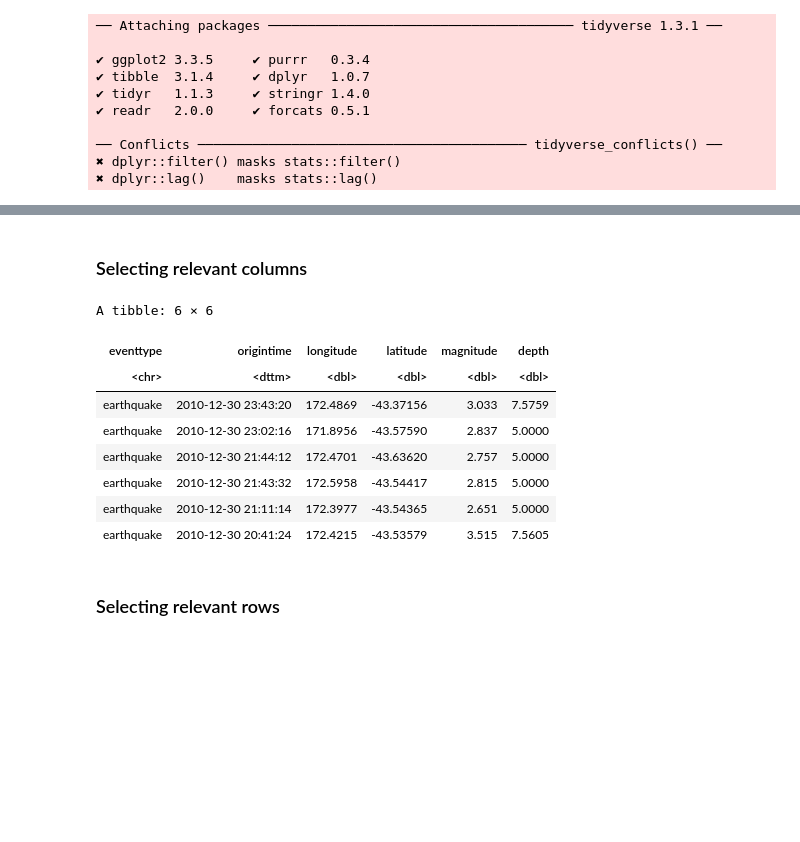
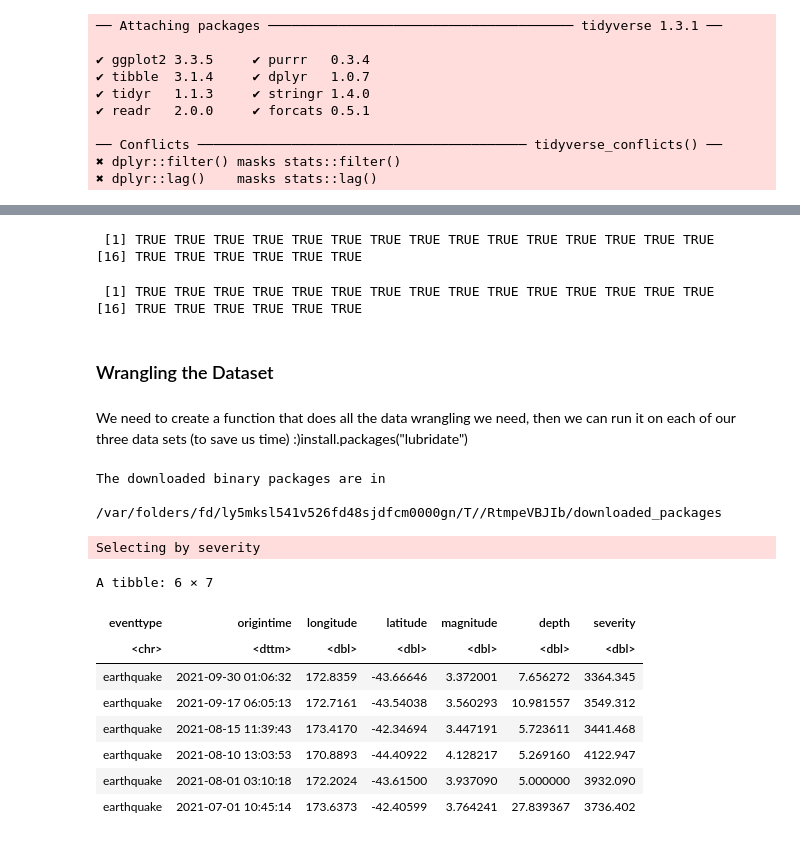
Before and after one commit to adaizh/datamac, a Jupyter notebook: EarthquakeNotebook.ipynb, the cells around one changed output, grey strips where cells are left out. Drawn from its saved outputs; the diff is of its cells as text; code cells hidden in the pictures; blank space fills up the shorter version.

```diff
--- a/EarthquakeNotebook.ipynb
+++ b/EarthquakeNotebook.ipynb
@@ -62,14 +86,10 @@ $ magnitudeuncertainty  <dbl> 0.202, 0.182, 0.188, 0.202, 0.200, 0.225, 0.000,
+# %%
+colnames(earthquake_df_2005_to_2010) == colnames(earthquake_df_2011_to_2015)
+colnames(earthquake_df_2016_to_2021) == colnames(earthquake_df_2016_to_2021)
+# %% [output]
+ [1] TRUE TRUE TRUE TRUE TRUE TRUE TRUE TRUE TRUE TRUE TRUE TRUE TRUE TRUE TRUE
+[16] TRUE TRUE TRUE TRUE TRUE TRUE
+ [1] TRUE TRUE TRUE TRUE TRUE TRUE TRUE TRUE TRUE TRUE TRUE TRUE TRUE TRUE TRUE
+[16] TRUE TRUE TRUE TRUE TRUE TRUE
 # %% [markdown]
-### Selecting relevant columns
+### Wrangling the Dataset
-# %%
-earthquake_df_2005_to_2010 %>% select(eventtype, origintime, longitude, latitude, magnitude, depth) %>% head()
-# %% [output]
-A tibble: 6 × 6
-| eventtype | origintime | longitude | latitude | magnitude | depth |
-| <chr> | <dttm> | <dbl> | <dbl> | <dbl> | <dbl> |
-| earthquake | 2010-12-30 23:43:20 | 172.4869 | -43.37156 | 3.033 | 7.5759 |
-| earthquake | 2010-12-30 23:02:16 | 171.8956 | -43.57590 | 2.837 | 5.0000 |
-| earthquake | 2010-12-30 21:44:12 | 172.4701 | -43.63620 | 2.757 | 5.0000 |
-| earthquake | 2010-12-30 21:43:32 | 172.5958 | -43.54417 | 2.815 | 5.0000 |
-| earthquake | 2010-12-30 21:11:14 | 172.3977 | -43.54365 | 2.651 | 5.0000 |
-| earthquake | 2010-12-30 20:41:24 | 172.4215 | -43.53579 | 3.515 | 7.5605 |
@@ -81,2 +95,0 @@ A tibble: 6 × 6
-# %% [markdown]
-### Selecting relevant rows
@@ -86,0 +96,54 @@ A tibble: 6 × 6
+# %% [markdown]
+We need to create a function that does all the data wrangling we need, then we can run it on each of our three data sets (to save us time) :)install.packages("lubridate")
+# %%
+install.packages("lubridate")
+# %% [output]
+The downloaded binary packages are in
+        /var/folders/fd/ly5mksl541v526fd48sjdfcm0000gn/T//RtmpeVBJIb/downloaded_packages
+# %%
+# note - could potentially break this down into multiple functions
+# we also may need to filter out magnitudetype Mw??
+
+wrangle_earthquake_data <- function(dataset) {
+    # step one - filter the required columns
+    filtered_data <- dataset %>% select(eventtype, origintime, longitude, latitude, magnitude, depth)
+
+    # step two - filter only the eventtype == "earthquake"
+    filtered_data <- filtered_data %>% filter(eventtype == "earthquake")
+
+    # step three - add a column for an earthquake's severity which will be calculated based on an earthquake's magnitude and depth
+    filtered_data <- filtered_data %>% mutate(severity = 1000 * magnitude - depth)
+
+    # step four - filter out insiginificant earthquakes
+
+    # I have done this by selecting the 100 most severe earthquakes.
+    # This could be done by selecting the top x% or by ranking the severity
+    # into 10 categories, and only taking those in the top 5 categoires?
+    filtered_data <- top_n(filtered_data, 1000)
+
+    ggplot(data=filtered_data) +
+        geom_point(mapping=aes(x=magnitude, y=depth, colour=severity))
+
+    # step five - group by originttime - HOW??
+    # filtered_data <- as.character(filtered_data$origintime)
+    # filtered_data <- as.Date(filtered_data$origintime) # changes to dates only, ignores the time
+    # filtered_data <- filtered_data %>% group_by(origintime)
+
+    # final step - return filtered data
+    return(filtered_data)
+}
+
+wrangled_df <- wrangle_earthquake_data(earthquake_df_2016_to_2021)
+
+head((wrangled_df))
+# %% [output]
+Selecting by severity
+A tibble: 6 × 7
+| eventtype | origintime | longitude | latitude | magnitude | depth | severity |
+| <chr> | <dttm> | <dbl> | <dbl> | <dbl> | <dbl> | <dbl> |
+| earthquake | 2021-09-30 01:06:32 | 172.8359 | -43.66646 | 3.372001 | 7.656272 | 3364.345 |
+| earthquake | 2021-09-17 06:05:13 | 172.7161 | -43.54038 | 3.560293 | 10.981557 | 3549.312 |
+| earthquake | 2021-08-15 11:39:43 | 173.4170 | -42.34694 | 3.447191 | 5.723611 | 3441.468 |
+| earthquake | 2021-08-10 13:03:53 | 170.8893 | -44.40922 | 4.128217 | 5.269160 | 4122.947 |
+| earthquake | 2021-08-01 03:10:18 | 172.2024 | -43.61500 | 3.937090 | 5.000000 | 3932.090 |
+| earthquake | 2021-07-01 10:45:14 | 173.6373 | -42.40599 | 3.764241 | 27.839367 | 3736.402 |
```
Also changed, not shown: parts of 15 cells of this notebook.
